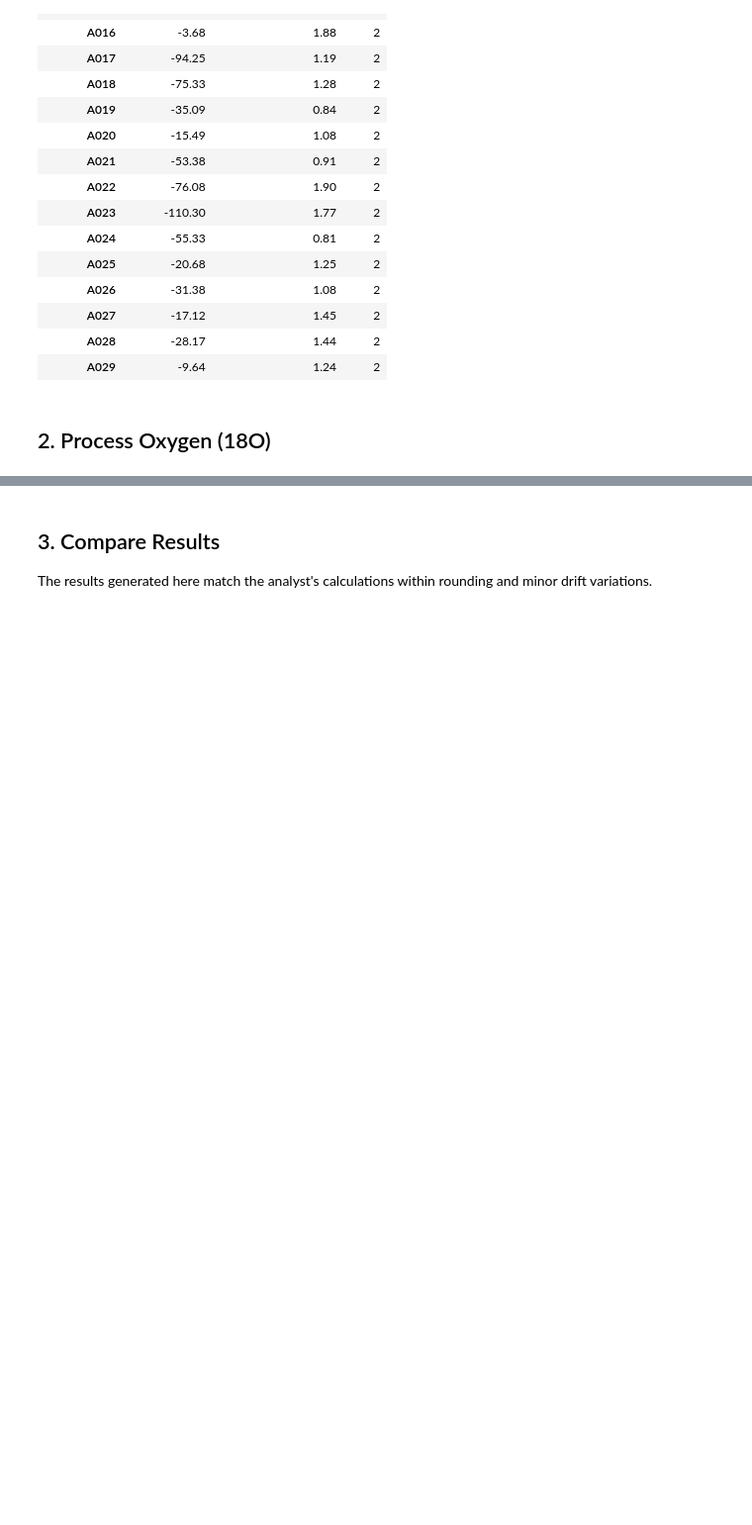
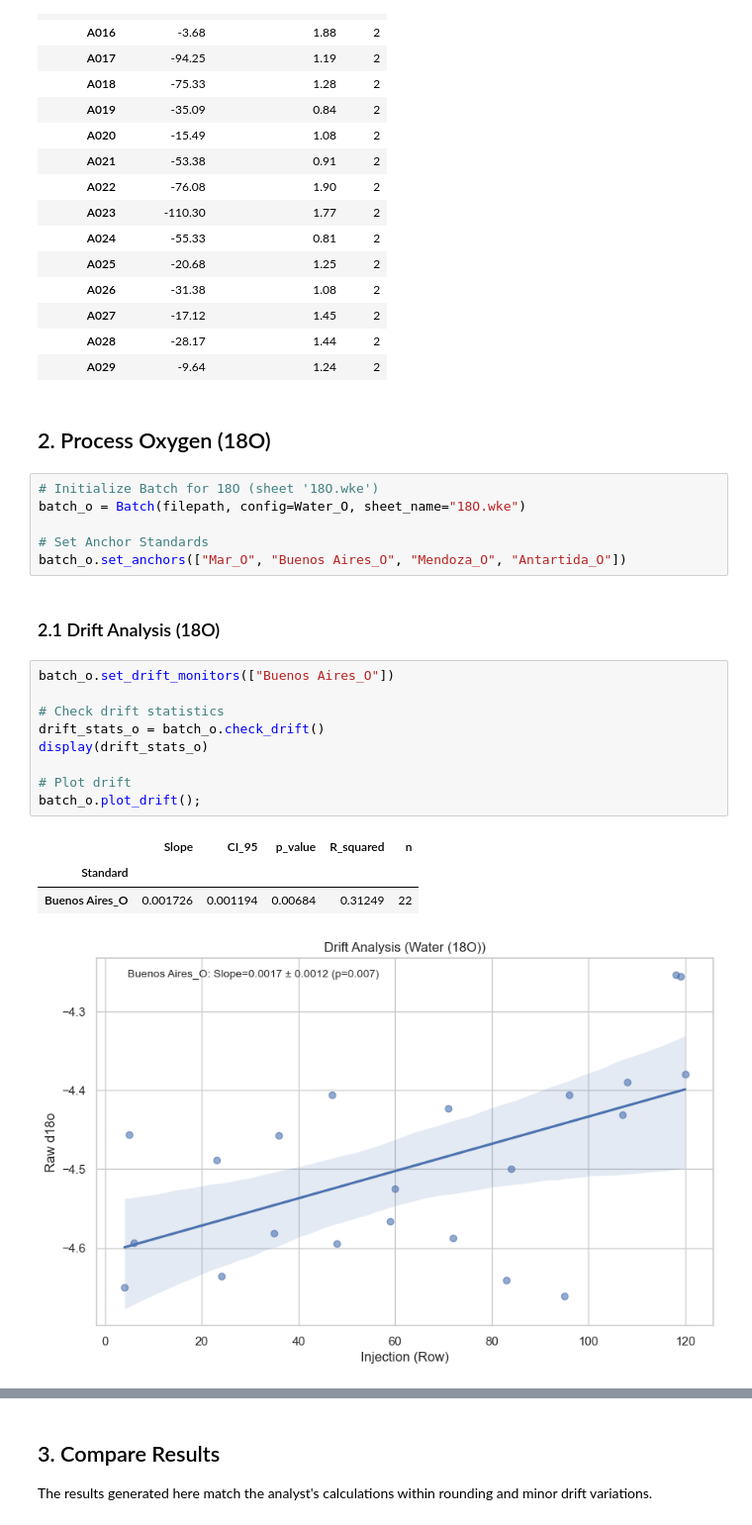
Before and after one commit to DamianPiuselli/isotools, a Jupyter notebook: replication_water.ipynb, the cells around one changed output, grey strips where cells are left out. Shown at 99% size. Cells and saved outputs as stored; diff of their text form; blank space fills up the shorter version.

```diff
--- a/replication_water.ipynb
+++ b/replication_water.ipynb
@@ -50,3 +73,25 @@ batch_h.report.head(15)
 | A029 | -9.64 | 1.24 | 2 |
 # %% [markdown]
 ## 2. Process Oxygen (18O)
+# %%
+# Initialize Batch for 18O (sheet '18O.wke')
+batch_o = Batch(filepath, config=Water_O, sheet_name="18O.wke")
+
+# Set Anchor Standards
+batch_o.set_anchors(["Mar_O", "Buenos Aires_O", "Mendoza_O", "Antartida_O"])
+# %% [markdown]
+### 2.1 Drift Analysis (18O)
+# %%
+batch_o.set_drift_monitors(["Buenos Aires_O"])
+
+# Check drift statistics
+drift_stats_o = batch_o.check_drift()
+display(drift_stats_o)
+
+# Plot drift
+batch_o.plot_drift();
+# %% [output]
+|  | Slope | CI_95 | p_value | R_squared | n |
+| Standard |  |  |  |  |  |
+| Buenos Aires_O | 0.001726 | 0.001194 | 0.00684 | 0.31249 | 22 |
+[figure, added]
```
Also changed, not shown: parts of 11 cells of this notebook, 4 other files.
